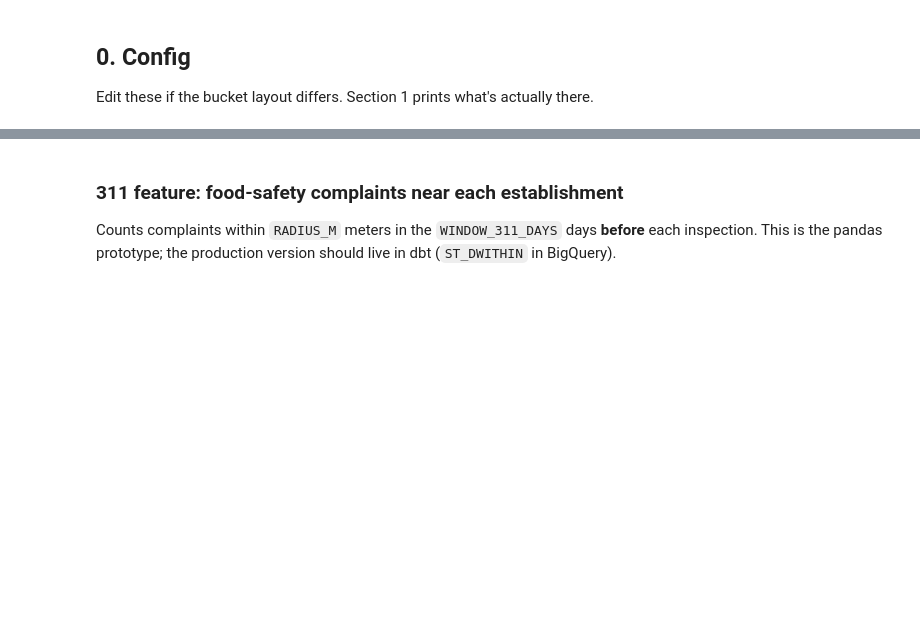
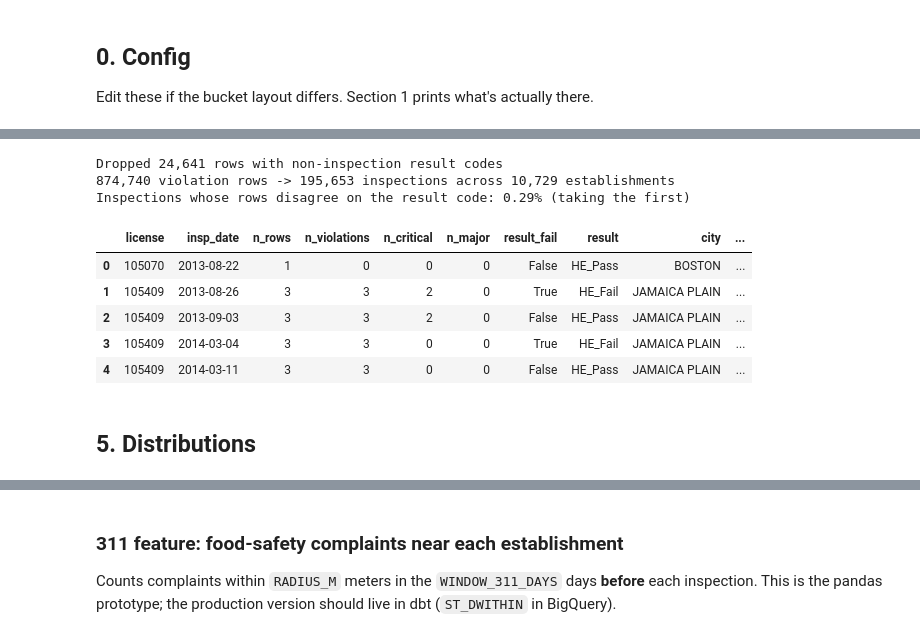
Before and after one commit to kaihungtran/ba882-boston-inspections, a Jupyter notebook: ml/notebooks/01_eda_target_baseline.ipynb, the cells around one changed output, grey strips where cells are left out. Cells and saved outputs as stored; diff of their text form; code cells hidden in the pictures; blank space fills up the shorter version.

```diff
--- a/ml/notebooks/01_eda_target_baseline.ipynb
+++ b/ml/notebooks/01_eda_target_baseline.ipynb
@@ -392,0 +471,56 @@ if r311_raw is not None:
+# %%
+v = insp.dropna(subset=["insp_dt"]).copy()
+n_before = len(v)
+v = v[~v[C["result"]].isin(NON_INSPECTION_RESULTS)]
+print(f"Dropped {n_before - len(v):,} rows with non-inspection result codes")
+
+v["license"] = v[C["license"]].astype(str).str.strip()
+v = v[v["license"].ne("") & v["license"].str.lower().ne("nan")]
+v["insp_date"] = v["insp_dt"].dt.normalize()
+
+level_str = v[C["level"]].astype(str).str.strip()
+v["is_critical"] = level_str.eq("***")
+v["is_major"] = level_str.eq("**")
+v["has_violation"] = level_str.isin(["*", "**", "***"])
+v["result_fail"] = v[C["result"]].astype(str).str.contains("fail", case=False)
+v["city_clean"] = v[C["city"]].astype(str).str.upper().str.strip().str.rstrip("/").str.strip()
+v["lat"], v["lon"] = parse_lat_lon(v)
+
+agg = {
+    "n_rows": ("license", "size"),
+    "n_violations": ("has_violation", "sum"),
+    "n_critical": ("is_critical", "sum"),
+    "n_major": ("is_major", "sum"),
+    "result_fail": ("result_fail", "max"),
+    "result": (C["result"], "first"),
+    "city": ("city_clean", "first"),
+    "lat": ("lat", "median"),
+    "lon": ("lon", "median"),
+}
+if C["business"]:
+    agg["business"] = (C["business"], "first")
+if C["licensecat"]:
+    agg["licensecat"] = (C["licensecat"], "first")
+
+inspections = (
+    v.groupby(["license", "insp_date"], as_index=False)
+    .agg(**agg)
+    .sort_values(["license", "insp_date"])
+    .reset_index(drop=True)
+)
+mixed = v.groupby(["license", "insp_date"])[C["result"]].nunique().gt(1).mean()
+print(f"{len(v):,} violation rows -> {len(inspections):,} inspections across {inspections['license'].nunique():,} establishments")
+print(f"Inspections whose rows disagree on the result code: {mixed:.2%} (taking the first)")
+inspections.head()
+# %% [output]
+Dropped 24,641 rows with non-inspection result codes
+874,740 violation rows -> 195,653 inspections across 10,729 establishments
+Inspections whose rows disagree on the result code: 0.29% (taking the first)
+|  | license | insp_date | n_rows | n_violations | n_critical | n_major | result_fail | result | city | ... |
+| 0 | 105070 | 2013-08-22 | 1 | 0 | 0 | 0 | False | HE_Pass | BOSTON | ... |
+| 1 | 105409 | 2013-08-26 | 3 | 3 | 2 | 0 | True | HE_Fail | JAMAICA PLAIN | ... |
+| 2 | 105409 | 2013-09-03 | 3 | 3 | 2 | 0 | False | HE_Pass | JAMAICA PLAIN | ... |
+| 3 | 105409 | 2014-03-04 | 3 | 3 | 0 | 0 | True | HE_Fail | JAMAICA PLAIN | ... |
+| 4 | 105409 | 2014-03-11 | 3 | 3 | 0 | 0 | False | HE_Pass | JAMAICA PLAIN | ... |
+# %% [markdown]
+## 5. Distributions
```
Also changed, not shown: parts of 89 cells of this notebook.
